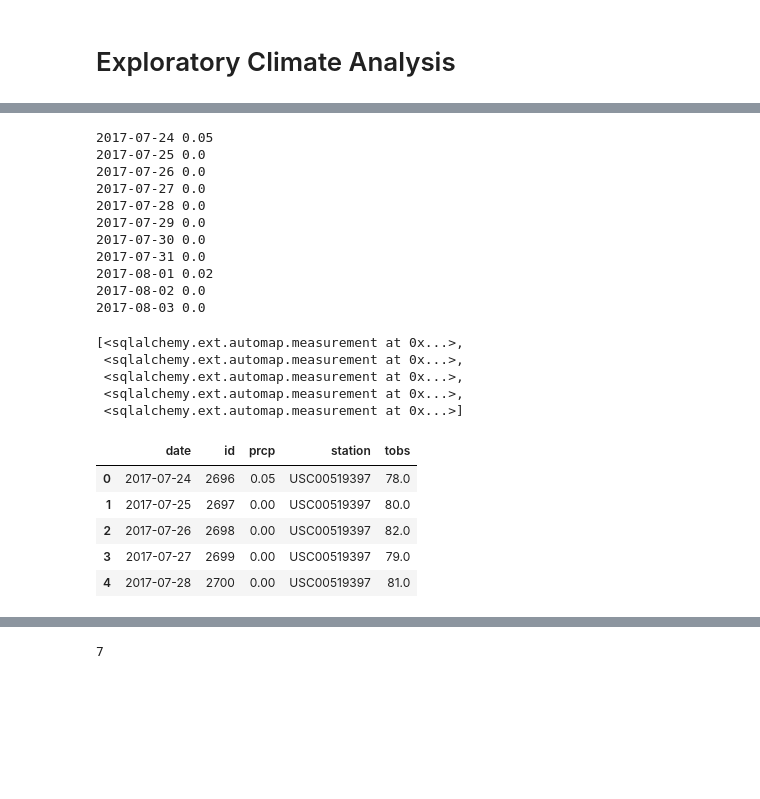
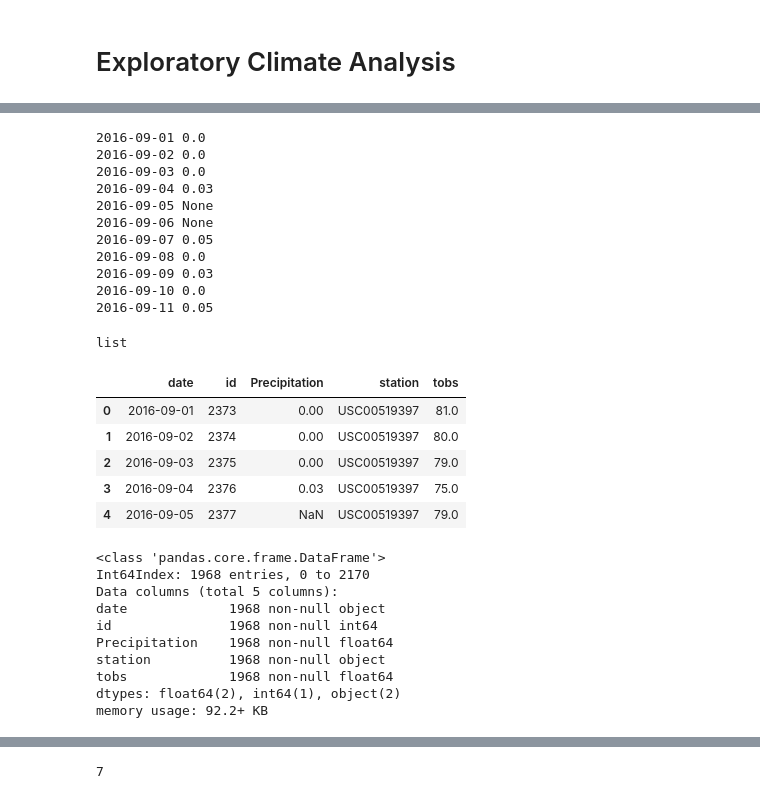
Before and after one commit to vsivakumar9/SQL-Databases, a Jupyter notebook: climate_starter.ipynb, the cells around one changed output, grey strips where cells are left out. Cells and saved outputs as stored; diff of their text form; code cells hidden in the pictures; blank space fills up the shorter version.

```diff
--- a/Adv-Data-Storage-Retrieval/Instructions/climate_starter.ipynb
+++ b/climate_starter.ipynb
@@ -44,0 +43,7 @@ session = Session(engine)
+# %%
+#start date = 05/26/2017
+#end date = 6/3/2018
+st_date_str = "2017-08-31"
+print(type(st_date_str))
+st_date = dt.datetime.strptime(st_date_str, '%Y-%m-%d')
+print(st_date)
@@ -46,7 +54,8 @@ session = Session(engine)
 # Exploratory Climate Analysis
 # %%
 # Calculate the date 1 year ago from today.
-#create varialble to store date as cur date - 1 year
-dateprevyr = dt.date.today() - relativedelta(years=1)
+#create varialble to store date as start_date - 1 year
+##dateprevyr = dt.date.today() - relativedelta(years=1)
+dateprevyr = st_date - relativedelta(years=1)
 print(dateprevyr)
 # %% [output]
@@ -66,20 +75,16 @@ for row in precip_data:
 
 type(precip_data)
 # %% [output]
-2017-07-24 0.05
-2017-07-25 0.0
-2017-07-26 0.0
-2017-07-27 0.0
-2017-07-28 0.0
-2017-07-29 0.0
-2017-07-30 0.0
-2017-07-31 0.0
-2017-08-01 0.02
-2017-08-02 0.0
-2017-08-03 0.0
+2016-09-01 0.0
+2016-09-02 0.0
+2016-09-03 0.0
+2016-09-04 0.03
+2016-09-05 None
+2016-09-06 None
+2016-09-07 0.05
+2016-09-08 0.0
+2016-09-09 0.03
+2016-09-10 0.0
+2016-09-11 0.05
-[<sqlalchemy.ext.automap.measurement at 0x...>,
- <sqlalchemy.ext.automap.measurement at 0x...>,
- <sqlalchemy.ext.automap.measurement at 0x...>,
- <sqlalchemy.ext.automap.measurement at 0x...>,
- <sqlalchemy.ext.automap.measurement at 0x...>]
+list
 # %%
@@ -97,11 +100,34 @@ precip_data_dict = query_to_dict(precip_data)
 # %%
 #convert dictionary to a dataframe.
 precip_data_df = pd.DataFrame(precip_data_dict)
+precip_data_df = precip_data_df.rename(columns={"prcp":"Precipitation"})
 precip_data_df.head()
+#print(precip_data_df.count())
 # %% [output]
-|  | date | id | prcp | station | tobs |
-| 0 | 2017-07-24 | 2696 | 0.05 | USC00519397 | 78.0 |
-| 1 | 2017-07-25 | 2697 | 0.00 | USC00519397 | 80.0 |
-| 2 | 2017-07-26 | 2698 | 0.00 | USC00519397 | 82.0 |
-| 3 | 2017-07-27 | 2699 | 0.00 | USC00519397 | 79.0 |
-| 4 | 2017-07-28 | 2700 | 0.00 | USC00519397 | 81.0 |
+|  | date | id | Precipitation | station | tobs |
+| 0 | 2016-09-01 | 2373 | 0.00 | USC00519397 | 81.0 |
+| 1 | 2016-09-02 | 2374 | 0.00 | USC00519397 | 80.0 |
+| 2 | 2016-09-03 | 2375 | 0.00 | USC00519397 | 79.0 |
+| 3 | 2016-09-04 | 2376 | 0.03 | USC00519397 | 75.0 |
+| 4 | 2016-09-05 | 2377 | NaN | USC00519397 | 79.0 |
+# %%
+#Review data and info for nulls etc.
+precip_data_null= precip_data_df[precip_data_df.isnull().any(axis=1)]
+precip_data_null.tail(3)
+
+# Drop null values for precipitation values.
+precip_data_df = precip_data_df.dropna(how="any")
+# Sort the dataframe by date
+precip_data_df = precip_data_df.sort_values("date")
+precip_data_df.info()
+# %% [output]
+<class 'pandas.core.frame.DataFrame'>
+Int64Index: 1968 entries, 0 to 2170
+Data columns (total 5 columns):
+date             1968 non-null object
+id               1968 non-null int64
+Precipitation    1968 non-null float64
+station          1968 non-null object
+tobs             1968 non-null float64
+dtypes: float64(2), int64(1), object(2)
+memory usage: 92.2+ KB
```
Also changed, not shown: parts of 26 cells of this notebook, 15 other files.
